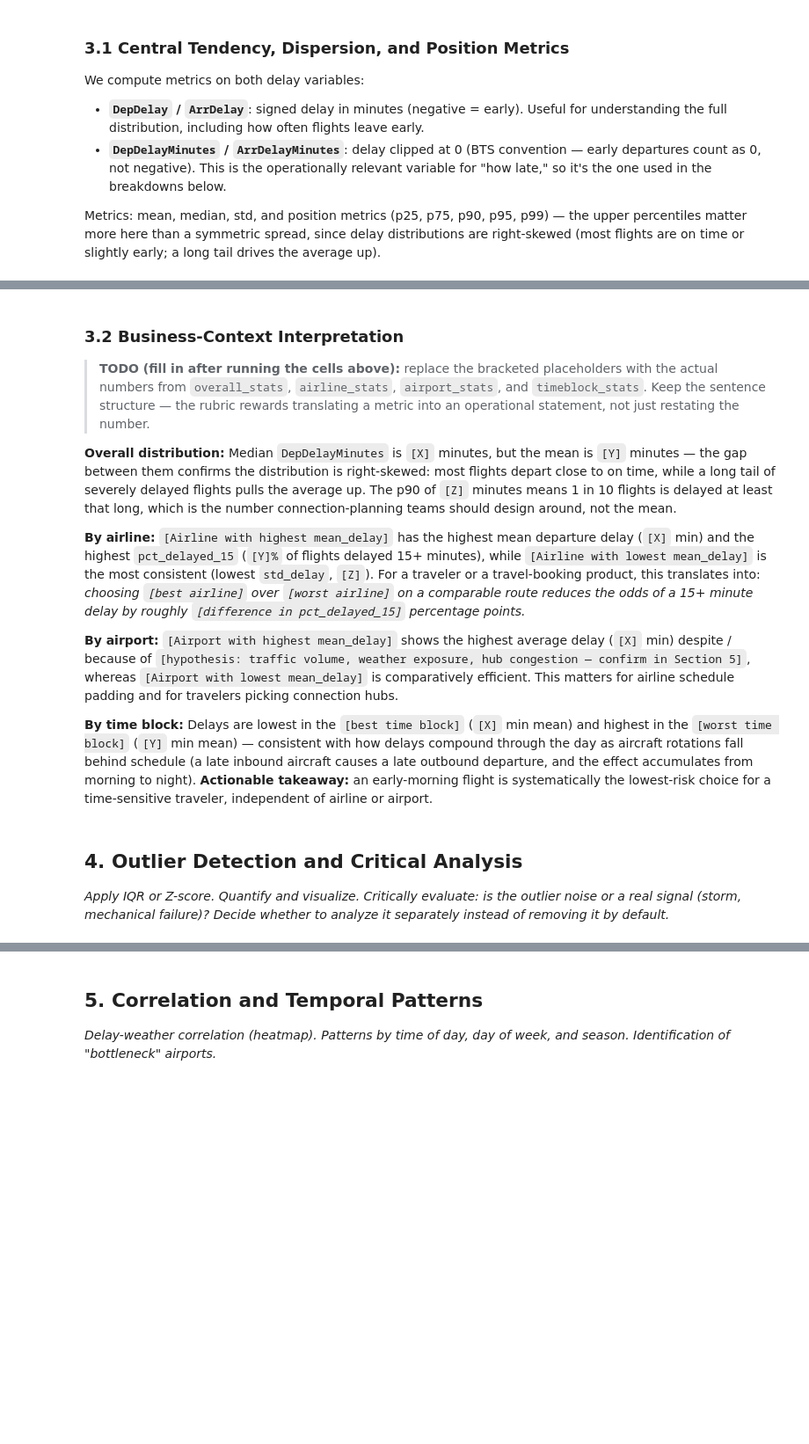
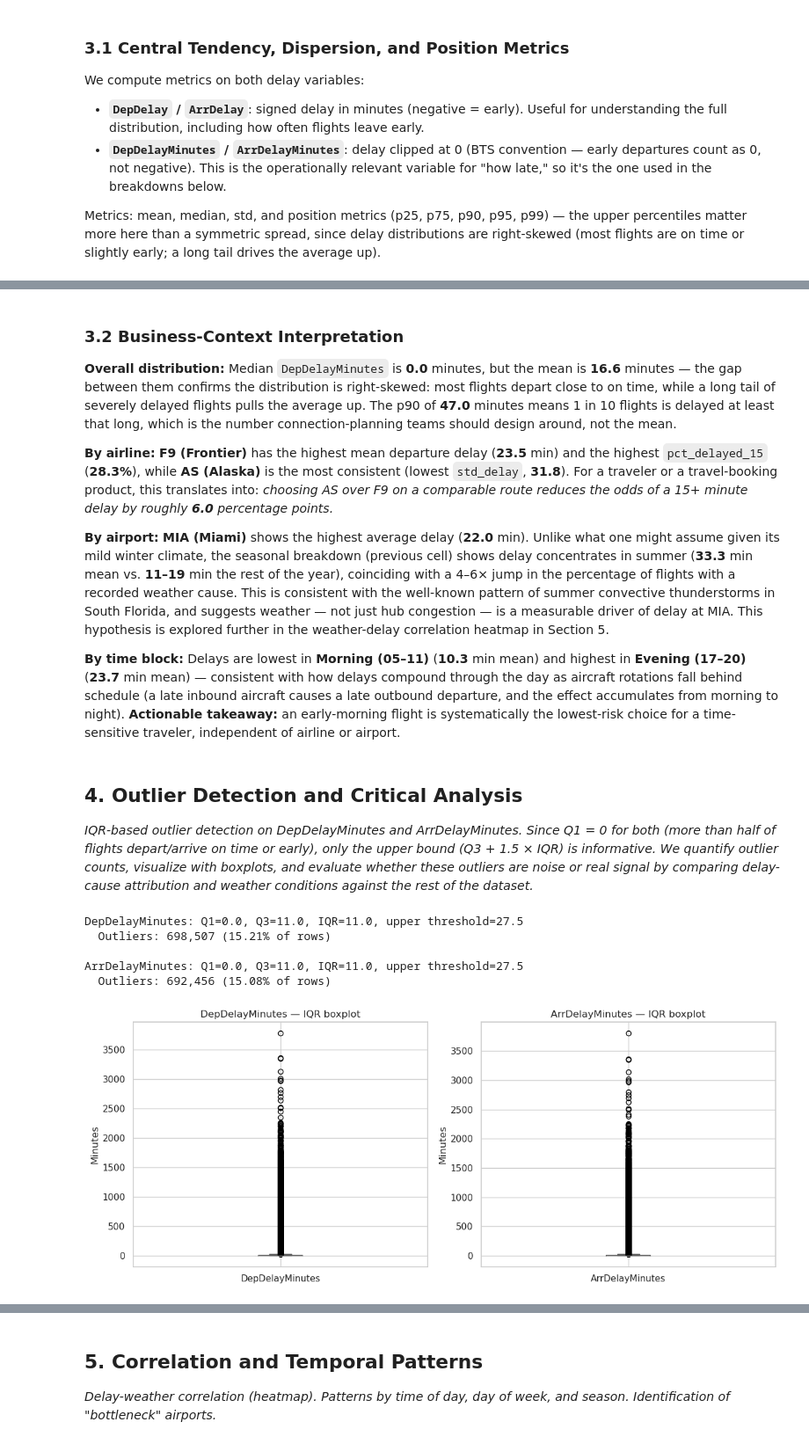
Before and after one commit to ArmanTsarukyan/flight-delay-analytics, a Jupyter notebook: notebooks/02_eda.ipynb, the cells around one changed output, grey strips where cells are left out. Shown at 88% size. Cells and saved outputs as stored; diff of their text form; code cells hidden in the pictures; blank space fills up the shorter version.

```diff
--- a/notebooks/02_eda.ipynb
+++ b/notebooks/02_eda.ipynb
@@ -172,0 +285,11 @@ timeblock_stats
+# %%
+# --- Validación: ¿el alto delay de MIA se explica por congestión o por clima estacional? ---
+df['has_weather_delay'] = df['WeatherDelay'].fillna(0) > 0
+
+mia_by_season = df[df['Origin'] == 'MIA'].groupby('season').agg(
+    n_flights=('DepDelayMinutes', 'count'),
+    mean_delay=('DepDelayMinutes', 'mean'),
+    pct_weather_delay=('has_weather_delay', lambda x: x.mean() * 100),
+).round(2)
+
+mia_by_season
@@ -190,20 +322,58 @@ plt.show()
 # %% [markdown]
 ### 3.2 Business-Context Interpretation
 
-> **TODO (fill in after running the cells above):** replace the bracketed placeholders with the actual numbers from `overall_stats`, `airline_stats`, `airport_stats`, and `timeblock_stats`. Keep the sentence structure — the rubric rewards translating a metric into an operational statement, not just restating the number.
-
 **Overall distribution:**
-Median `DepDelayMinutes` is `[X]` minutes, but the mean is `[Y]` minutes — the gap between them confirms the distribution is right-skewed: most flights depart close to on time, while a long tail of severely delayed flights pulls the average up. The p90 of `[Z]` minutes means 1 in 10 flights is delayed at least that long, which is the number connection-planning teams should design around, not the mean.
+Median `DepDelayMinutes` is **0.0** minutes, but the mean is **16.6** minutes — the gap between them confirms the distribution is right-skewed: most flights depart close to on time, while a long tail of severely delayed flights pulls the average up. The p90 of **47.0** minutes means 1 in 10 flights is delayed at least that long, which is the number connection-planning teams should design around, not the mean.
 
 **By airline:**
-`[Airline with highest mean_delay]` has the highest mean departure delay (`[X]` min) and the highest `pct_delayed_15` (`[Y]%` of flights delayed 15+ minutes), while `[Airline with lowest mean_delay]` is the most consistent (lowest `std_delay`, `[Z]`). For a traveler or a travel-booking product, this translates into: *choosing `[best airline]` over `[worst airline]` on a comparable route reduces the odds of a 15+ minute delay by roughly `[difference in pct_delayed_15]` percentage points.*
+**F9 (Frontier)** has the highest mean departure delay (**23.5** min) and the highest `pct_delayed_15` (**28.3%**), while **AS (Alaska)** is the most consistent (lowest `std_delay`, **31.8**). For a traveler or a travel-booking product, this translates into: *choosing AS over F9 on a comparable route reduces the odds of a 15+ minute delay by roughly **6.0** percentage points.*
 
 **By airport:**
-`[Airport with highest mean_delay]` shows the highest average delay (`[X]` min) despite / because of `[hypothesis: traffic volume, weather exposure, hub congestion — confirm in Section 5]`, whereas `[Airport with lowest mean_delay]` is comparatively efficient. This matters for airline schedule padding and for travelers picking connection hubs.
+**MIA (Miami)** shows the highest average delay (**22.0** min). Unlike what one might assume given its mild winter climate, the seasonal breakdown (previous cell) shows delay concentrates in summer (**33.3** min mean vs. **11–19** min the rest of the year), coinciding with a 4–6× jump in the percentage of flights with a recorded weather cause. This is consistent with the well-known pattern of summer convective thunderstorms in South Florida, and suggests weather — not just hub congestion — is a measurable driver of delay at MIA. This hypothesis is explored further in the weather-delay correlation heatmap in Section 5.
 
 **By time block:**
-Delays are lowest in the `[best time block]` (`[X]` min mean) and highest in the `[worst time block]` (`[Y]` min mean) — consistent with how delays compound through the day as aircraft rotations fall behind schedule (a late inbound aircraft causes a late outbound departure, and the effect accumulates from morning to night). **Actionable takeaway:** an early-morning flight is systematically the lowest-risk choice for a time-sensitive traveler, independent of airline or airport.
+Delays are lowest in **Morning (05–11)** (**10.3** min mean) and highest in **Evening (17–20)** (**23.7** min mean) — consistent with how delays compound through the day as aircraft rotations fall behind schedule (a late inbound aircraft causes a late outbound departure, and the effect accumulates from morning to night). **Actionable takeaway:** an early-morning flight is systematically the lowest-risk choice for a time-sensitive traveler, independent of airline or airport.
 # %% [markdown]
 ## 4. Outlier Detection and Critical Analysis
 
-_Apply IQR or Z-score. Quantify and visualize. Critically evaluate: is the outlier noise or a real signal (storm, mechanical failure)? Decide whether to analyze it separately instead of removing it by default._
+_IQR-based outlier detection on DepDelayMinutes and ArrDelayMinutes. Since Q1 = 0 for both (more than half of flights depart/arrive on time or early), only the upper bound (Q3 + 1.5 × IQR) is informative. We quantify outlier counts, visualize with boxplots, and evaluate whether these outliers are noise or real signal by comparing delay-cause attribution and weather conditions against the rest of the dataset._
+# %%
+# --- 4.1 IQR bounds and outlier counts ---
+
+delay_targets = ['DepDelayMinutes', 'ArrDelayMinutes']
+
+bounds = {}
+for col in delay_targets:
+    Q1 = df[col].quantile(0.25)
+    Q3 = df[col].quantile(0.75)
+    IQR = Q3 - Q1
+    upper = Q3 + 1.5 * IQR
+    n_out = (df[col] > upper).sum()
+    bounds[col] = {'Q1': Q1, 'Q3': Q3, 'IQR': IQR, 'upper': upper, 'n_outliers': n_out, 'pct_outliers': n_out / len(df) * 100}
+
+for col, v in bounds.items():
+    print(f"{col}: Q1={v['Q1']}, Q3={v['Q3']}, IQR={v['IQR']}, upper threshold={v['upper']}")
+    print(f"  Outliers: {v['n_outliers']:,} ({v['pct_outliers']:.2f}% of rows)\n")
+# %% [output]
+DepDelayMinutes: Q1=0.0, Q3=11.0, IQR=11.0, upper threshold=27.5
+  Outliers: 698,507 (15.21% of rows)
+
+ArrDelayMinutes: Q1=0.0, Q3=11.0, IQR=11.0, upper threshold=27.5
+  Outliers: 692,456 (15.08% of rows)
+# %%
+# --- 4.2 Visualize: boxplot of DepDelayMinutes and ArrDelayMinutes ---
+
+fig, axes = plt.subplots(1, 2, figsize=(12, 5))
+
+df[['DepDelayMinutes']].boxplot(ax=axes[0])
+axes[0].set_title('DepDelayMinutes — IQR boxplot')
+axes[0].set_ylabel('Minutes')
+
+df[['ArrDelayMinutes']].boxplot(ax=axes[1])
+axes[1].set_title('ArrDelayMinutes — IQR boxplot')
+axes[1].set_ylabel('Minutes')
+
+plt.tight_layout()
+plt.show()
+# %% [output]
+[figure, added]
```
Also changed, not shown: parts of 26 cells of this notebook, 6 other files.
